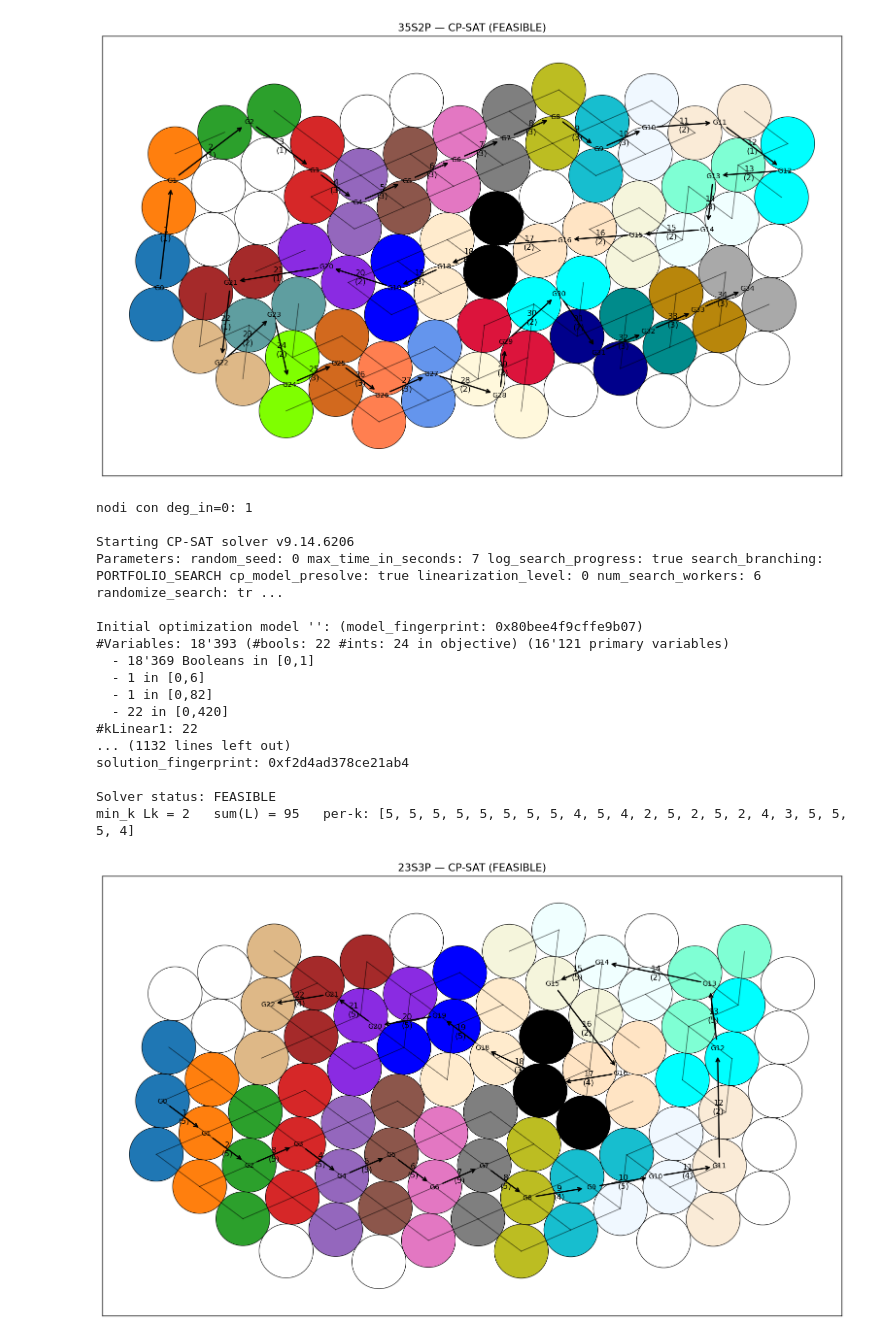
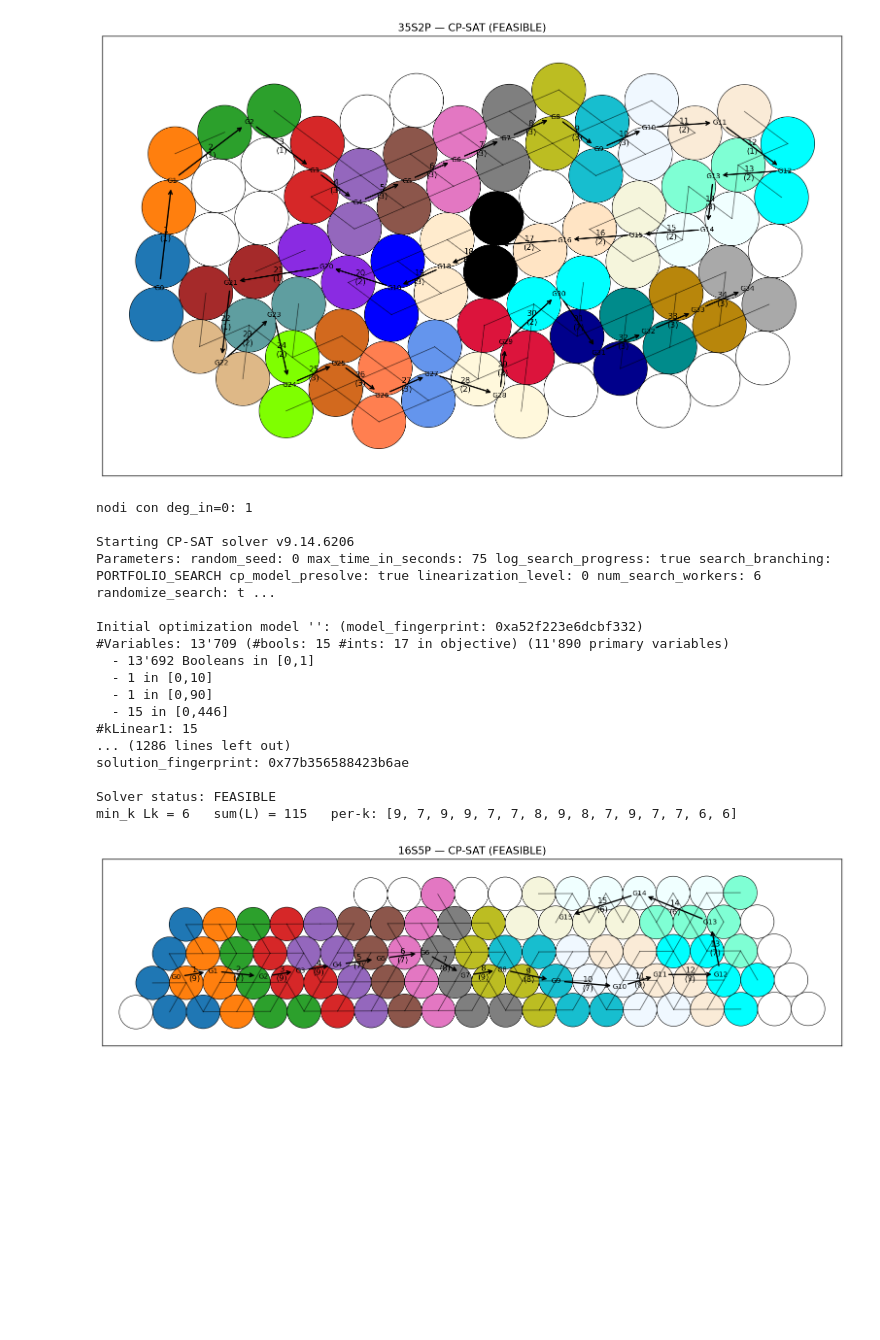
Before and after one commit to adducec03/2BD_project, a Jupyter notebook: others/new_version/notebook.ipynb, the cells around one changed output. Saved outputs shown, nothing was run; the diff lists cells and outputs as text; code cells hidden in the pictures; blank space fills up the shorter version.

```diff
--- a/others/new_version/notebook.ipynb
+++ b/others/new_version/notebook.ipynb
@@ -159,11 +156,11 @@ from ortools.sat.python import cp_model
 
 
 csv = "out.csv"
-S = 23
-P = 3
+S = 16
+P = 5
 radius = 9.0
 tol = 2
-time_budget = 30
+time_budget = 300
 degree_cap = 6
 enforce_degree = False
 target_T=2*P
@@ -183,42 +180,42 @@ pack = bc.auto_tune_and_solve(
     seeds=(0,1,2,3),
     workers=6,
     use_hole_penality=use_hole_penality,
     stripe_mode="auto"
 )
 
 status, solver, x, r, L, z1, z2, E, T = pack
 status_name = {cp_model.OPTIMAL:"OPTIMAL", cp_model.FEASIBLE:"FEASIBLE",
                 cp_model.INFEASIBLE:"INFEASIBLE", cp_model.MODEL_INVALID:"MODEL_INVALID",
                 cp_model.UNKNOWN:"UNKNOWN"}.get(status, str(status))
 print("Solver status:", status_name)
 
 if status in (cp_model.OPTIMAL, cp_model.FEASIBLE):
     links = [int(solver.Value(v)) for v in L]
     tval = solver.Value(T) if T is not None else None
     print(f"min_k Lk = {tval}   sum(L) = {sum(links)}   per-k: {links}")
     bc.plot_solution(
         coords, radius, S, x, z1, z2, E, L, solver,
         title=f"{S}S{P}P — CP-SAT ({status_name})",
         save=None, show_links=True, show_arrows=True
     )
 else:
     print("Nessuna soluzione trovata entro il budget.")
 # %% [output]
 nodi con deg_in=0: 1
 
 Starting CP-SAT solver v9.14.6206
-Parameters: random_seed: 0 max_time_in_seconds: 7 log_search_progress: true search_branching: PORTFOLIO_SEARCH cp_model_presolve: true linearization_level: 0 num_search_workers: 6 randomize_search: tr ...
+Parameters: random_seed: 0 max_time_in_seconds: 75 log_search_progress: true search_branching: PORTFOLIO_SEARCH cp_model_presolve: true linearization_level: 0 num_search_workers: 6 randomize_search: t ...
 
-Initial optimization model '': (model_fingerprint: 0x80bee4f9cffe9b07)
-#Variables: 18'393 (#bools: 22 #ints: 24 in objective) (16'121 primary variables)
-  - 18'369 Booleans in [0,1]
-  - 1 in [0,6]
-  - 1 in [0,82]
-  - 22 in [0,420]
-#kLinear1: 22
-... (1132 lines left out)
-solution_fingerprint: 0xf2d4ad378ce21ab4
+Initial optimization model '': (model_fingerprint: 0xa52f223e6dcbf332)
+#Variables: 13'709 (#bools: 15 #ints: 17 in objective) (11'890 primary variables)
+  - 13'692 Booleans in [0,1]
+  - 1 in [0,10]
+  - 1 in [0,90]
+  - 15 in [0,446]
+#kLinear1: 15
+... (1286 lines left out)
+solution_fingerprint: 0x77b356588423b6ae
 
 Solver status: FEASIBLE
-min_k Lk = 2   sum(L) = 95   per-k: [5, 5, 5, 5, 5, 5, 5, 5, 4, 5, 4, 2, 5, 2, 5, 2, 4, 3, 5, 5, 5, 4]
+min_k Lk = 6   sum(L) = 115   per-k: [9, 7, 9, 9, 7, 7, 8, 9, 8, 7, 9, 7, 7, 6, 6]
-[figure, old version]
+[figure, new version]
```
Also changed, not shown: parts of 9 cells of this notebook, 44 other files.
